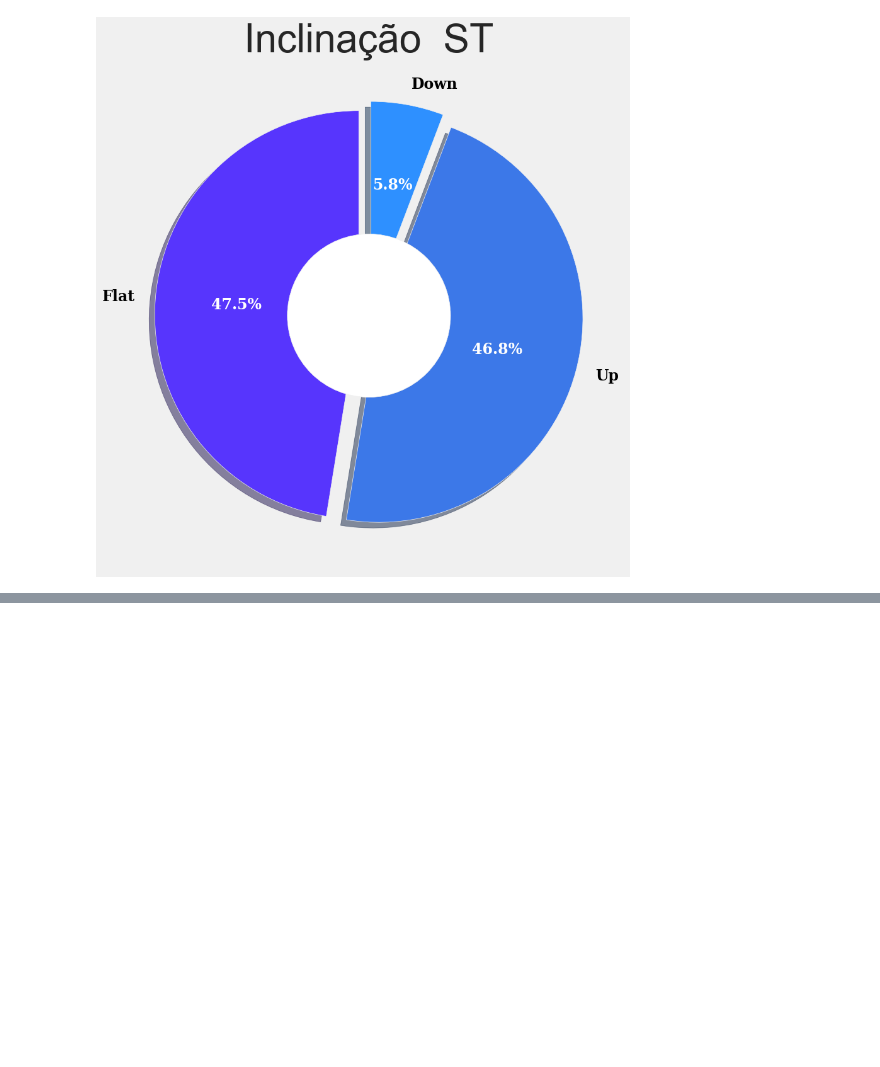
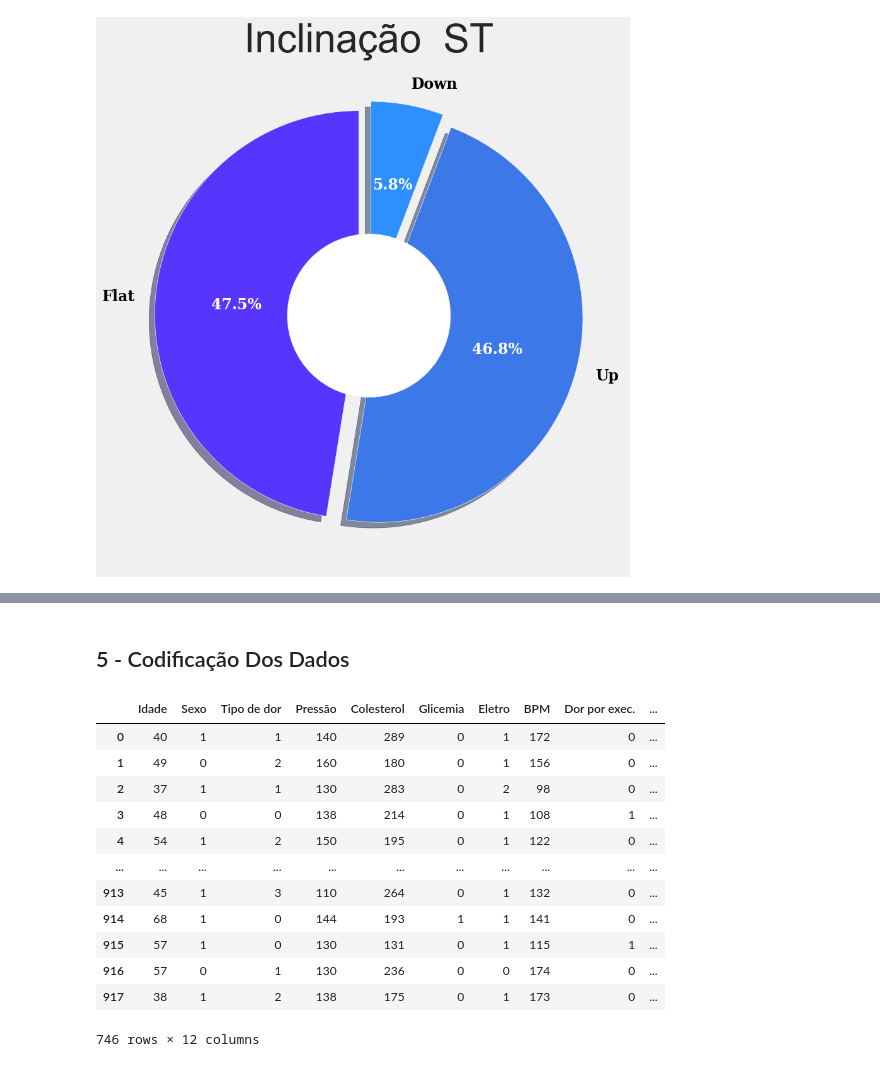
Before and after one commit to Thurcavalcante/analise-projeto-final-, a Jupyter notebook: index.ipynb, the cells around one changed output, grey strips where cells are left out. Saved outputs shown, nothing was run; the diff lists cells and outputs as text; code cells hidden in the pictures; blank space fills up the shorter version.

```diff
--- a/index.ipynb
+++ b/index.ipynb
@@ -384,0 +411,2 @@ como Flat ou Down, têm chances maiores de desenvolver alguma doença cardiovasc
+# %% [markdown]
+## 5 - Codificação  Dos  Dados
@@ -384,0 +427,16 @@ como Flat ou Down, têm chances maiores de desenvolver alguma doença cardiovasc
+# %%
+dados
+# %% [output]
+|  | Idade | Sexo | Tipo de dor | Pressão | Colesterol | Glicemia | Eletro | BPM | Dor por exec. | ... |
+| 0 | 40 | 1 | 1 | 140 | 289 | 0 | 1 | 172 | 0 | ... |
+| 1 | 49 | 0 | 2 | 160 | 180 | 0 | 1 | 156 | 0 | ... |
+| 2 | 37 | 1 | 1 | 130 | 283 | 0 | 2 | 98 | 0 | ... |
+| 3 | 48 | 0 | 0 | 138 | 214 | 0 | 1 | 108 | 1 | ... |
+| 4 | 54 | 1 | 2 | 150 | 195 | 0 | 1 | 122 | 0 | ... |
+| ... | ... | ... | ... | ... | ... | ... | ... | ... | ... | ... |
+| 913 | 45 | 1 | 3 | 110 | 264 | 0 | 1 | 132 | 0 | ... |
+| 914 | 68 | 1 | 0 | 144 | 193 | 1 | 1 | 141 | 0 | ... |
+| 915 | 57 | 1 | 0 | 130 | 131 | 0 | 1 | 115 | 1 | ... |
+| 916 | 57 | 0 | 1 | 130 | 236 | 0 | 0 | 174 | 0 | ... |
+| 917 | 38 | 1 | 2 | 138 | 175 | 0 | 1 | 173 | 0 | ... |
+746 rows × 12 columns
```
Also changed, not shown: parts of 40 cells of this notebook, 2 other files.
